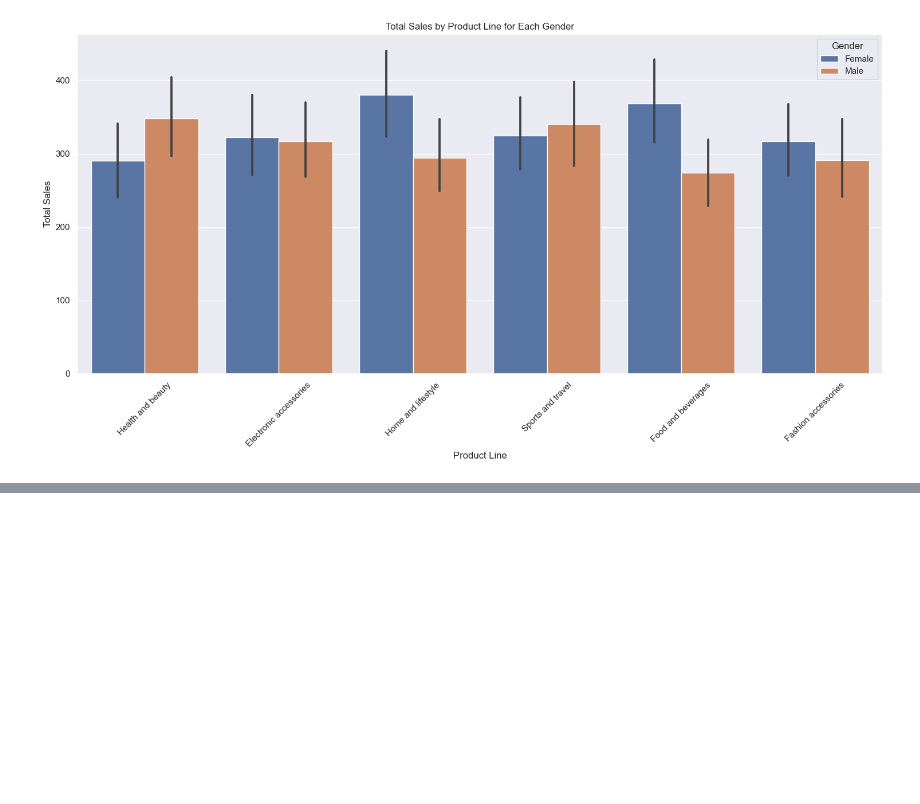
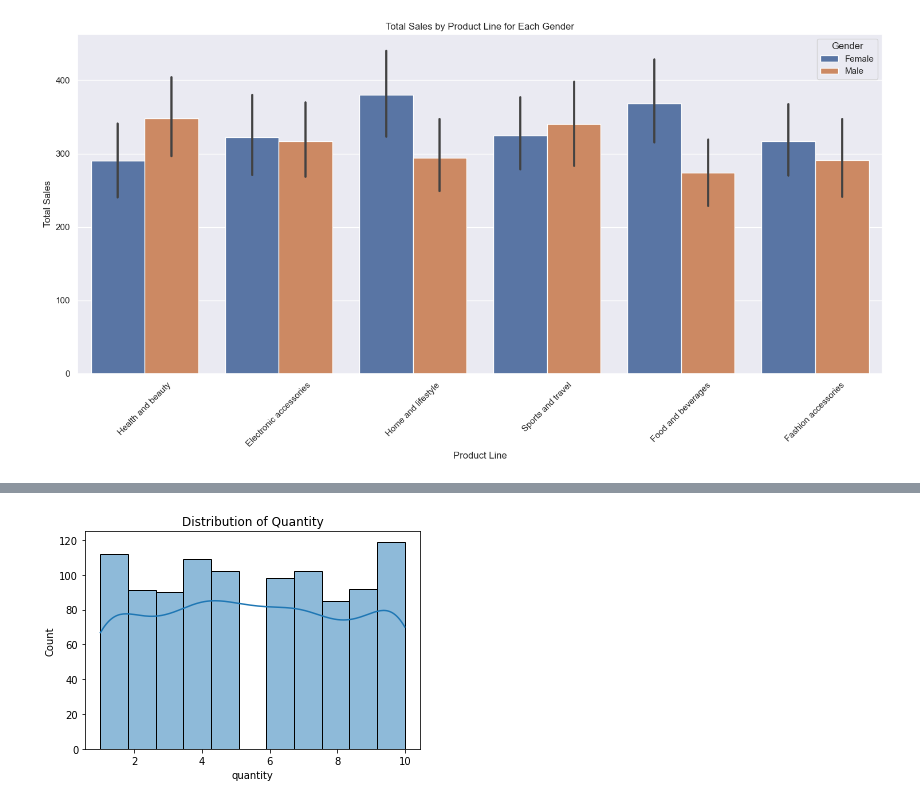
Before and after one commit to andrescab/Walmart-Sales-Trends, a Jupyter notebook: Walmart_1.ipynb, the cells around one changed output, grey strips where cells are left out. Cells and saved outputs as stored; diff of their text form; code cells hidden in the pictures; blank space fills up the shorter version.

```diff
--- a/Walmart_1.ipynb
+++ b/Walmart_1.ipynb
@@ -196,0 +248,7 @@ plt.show()
+# %%
+# Distribution of quantity
+sns.histplot(W_df['quantity'], kde=True)
+plt.title('Distribution of Quantity')
+plt.show()
+# %% [output]
+[figure, added]
```
Also changed, not shown: parts of 11 cells of this notebook.
